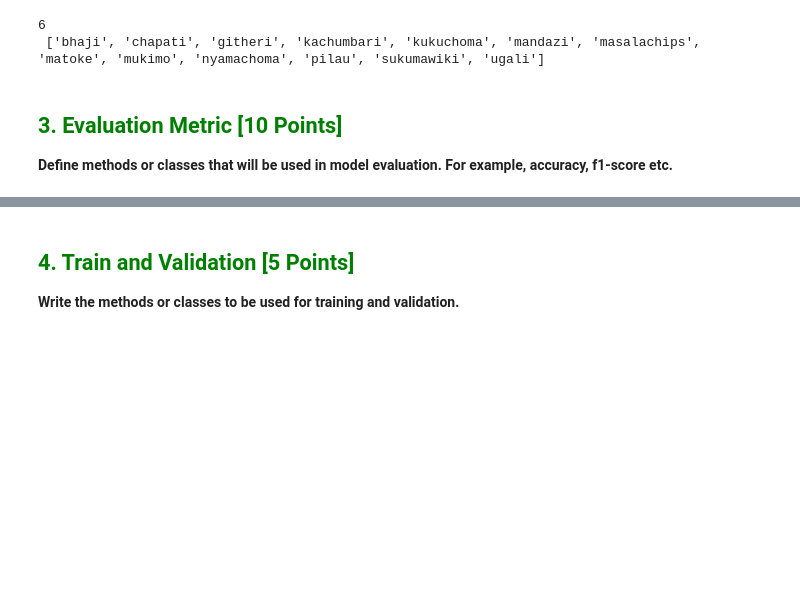
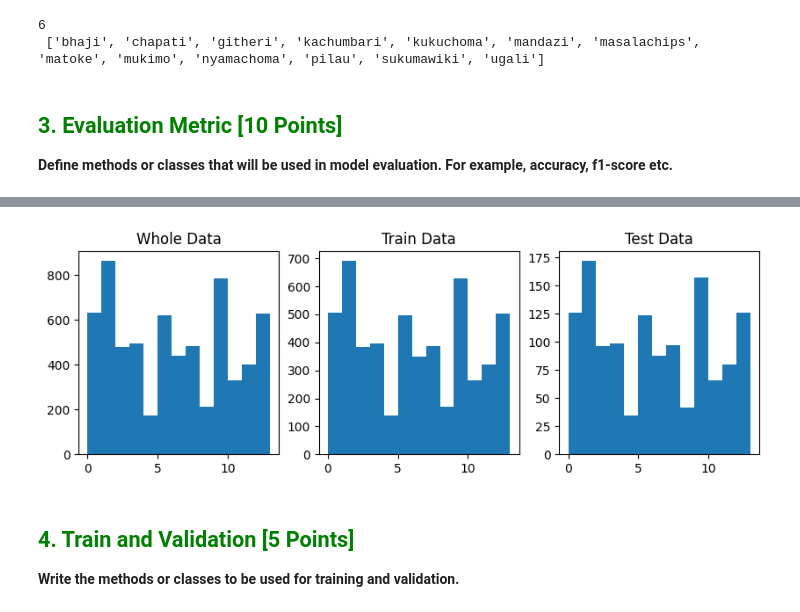
Before and after one commit to Emd956/13-Kenyan-food-type-classes, a Jupyter notebook: project2.ipynb, the cells around one changed output, grey strips where cells are left out. Drawn from its saved outputs; the diff is of its cells as text; code cells hidden in the pictures; blank space fills up the shorter version.

Commit message:
Kaggle Notebook | Project2 | Version 4

```diff
--- a/project2.ipynb
+++ b/project2.ipynb
@@ -105,13 +105,13 @@ class KenyanFood13Dataset(Dataset):
         if train:
             self.data_dict['image_name'] = list(X_train.astype(str))
             if self.presized:
-                self.data_dict['iamge'] = [Image.open(os.path.join(train_config.small_images_path, image_name + ".jpg")) for image_name in self.data_dict['image_name']]
+                self.data_dict['image'] = [Image.open(os.path.join(train_config.small_images_path, image_name + ".jpg")) for image_name in self.data_dict['image_name']]
             self.data_dict['label'] = list(y_train)
             self.data_dict['label_idx'] = [self.labels.index(i) for i in list(y_train)]
         else:
             self.data_dict['image_name'] = list(X_test.astype(str))
             if self.presized:
-                self.data_dict['iamge'] = [Image.open(os.path.join(train_config.small_images_path, image_name + ".jpg")) for image_name in self.data_dict['image_name']]
+                self.data_dict['image'] = [Image.open(os.path.join(train_config.small_images_path, image_name + ".jpg")) for image_name in self.data_dict['image_name']]
             self.data_dict['label'] = list(y_test)
             self.data_dict['label_idx'] = [self.labels.index(i) for i in list(y_test)]
 
@@ -124,6 +124,8 @@ class KenyanFood13Dataset(Dataset):
         if not self.presized:
             image_path = os.path.join(self.data_root, "images/images", image_name + '.jpg')
             image = Image.open(image_path)
+        else:
+            image = self.data_dict['image'][idx]
 
         if self.image_shape is not None:
             image = F.resize(image, self.image_shape)
@@ -267,7 +269,7 @@ class TrainingConfiguration:
     num_classes: int = 13
     transforms = None
     image_shape = (227, 227)
-    small_images_path = "../input/pytorch-course/small_images/"
+    small_images_path = "/kaggle/working/small_images/"
     test_size: float = 0.2
     tb_writer: SummaryWriter = None
     data_augmentation: bool = True
@@ -310,3 +360,26 @@ Length of dataset: 5228, class_name: 3
+# %%
+plt.figure(figsize=(10,3))
+
+data = [train_dataset.labels.index(i) for i in train_dataset.targets]
+
+plt.subplot(1, 3, 1)
+plt.hist(data, bins=[0,1,2,3,4,5,6,7,8,9,10,11,12,13])
+plt.title("Whole Data")
+
+plt.subplot(1, 3, 2)
+data = [i[1] for i in train_dataset]
+plt.hist(data, bins=[0,1,2,3,4,5,6,7,8,9,10,11,12,13])
+plt.title("Train Data")
+
+plt.subplot(1, 3, 3)
+test_dataset = KenyanFood13Dataset(TrainingConfiguration(), SystemConfiguration(), train=False, presized=True)
+data = [i[1] for i in test_dataset]
+plt.hist(data, bins=[0,1,2,3,4,5,6,7,8,9,10,11,12,13])
+plt.title("Test Data")
+
+plt.show()
+# %% [output]
+[figure, added]
 # %% [markdown]
 ## <font style="color:green">4. Train and Validation [5 Points]</font>
 
```
Also changed, not shown: parts of 2 cells of this notebook.
